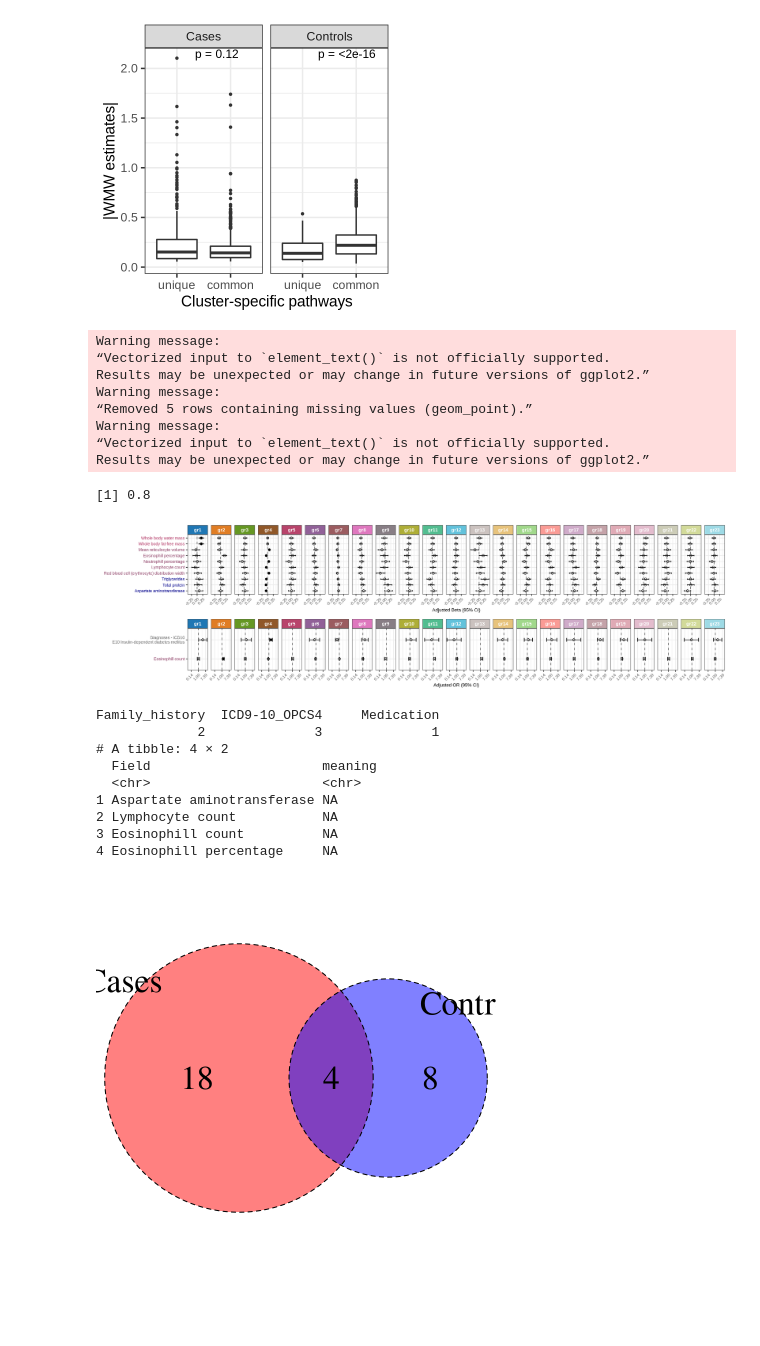
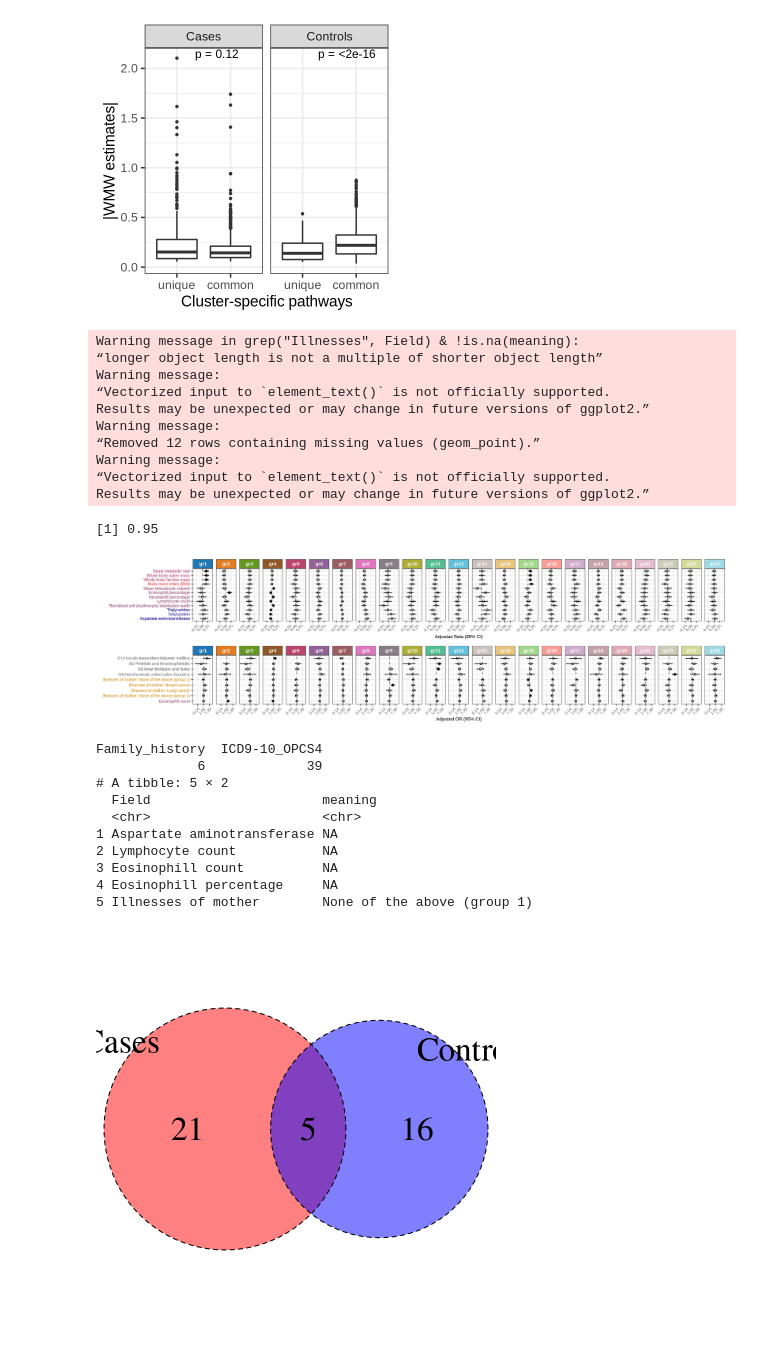
Before and after one commit to zillerlab/CASTom-iGEx_Paper, a Jupyter notebook: jupyter_notebook/CAD_clustering/Compare_Cluster_Controls.ipynb, the cells around one changed output. Saved outputs shown, nothing was run; the diff lists cells and outputs as text; code cells hidden in the pictures; blank space fills up the shorter version.

Commit message:
update endopheno

```diff
--- a/jupyter_notebook/CAD_clustering/Compare_Cluster_Controls.ipynb
+++ b/jupyter_notebook/CAD_clustering/Compare_Cluster_Controls.ipynb
@@ -46,9 +46,9 @@ path_cases <- get(load(sprintf('%s/pathOriginal_filtJS0.2_corrPCs_tscoreClusterC
 path_controls <- get(load(sprintf('%s/pathOriginal_filtJS0.2_corrPCs_tscoreClusterControls_featAssociation.RData', fold)))
 path_controls_original <- get(load(sprintf('%s/ClusterOriginal_pathOriginal_filtJS0.2_corrPCs_tscoreClusterControls_featAssociation.RData', fold)))
 
-endop_cases <- read_tsv(sprintf('%s/filter_endopheno/Integrated_analysis_v2_all_groupwise_endophenotypes_v2.txt', fold), show_col_types = FALSE)
-endop_controls <- read_tsv(sprintf('%s/filter_endopheno/Integrated_analysis_v2_all_groupwise_endophenotypes_controls_v2.txt', fold), show_col_types = FALSE)
-endop_controls_original <- read_tsv(sprintf('%s/filter_endopheno/Integrated_analysis_v2_all_groupwise_endophenotypes_controls_original_v2.txt', fold), show_col_types = FALSE)
+endop_cases <- read_tsv(sprintf('%s/filter_endopheno/tscore_corrPCs_zscaled_clusterCases_PGmethod_HKmetric_phenoAssociation_GLM_combined_keepPhenoClass.txt', fold), show_col_types = FALSE)
+endop_controls <- read_tsv(sprintf('%s/filter_endopheno/tscore_corrPCs_zscaled_clusterControls_PGmethod_HKmetric_phenoAssociation_GLM_combined_keepPhenoClass.txt', fold), show_col_types = FALSE)
+endop_controls_original <- read_tsv(sprintf('%s/filter_endopheno/tscore_corrPCs_original_clusterControls_PGmethod_HKmetric_phenoAssociation_GLM_combined_keepPhenoClass.txt', fold), show_col_types = FALSE)
 
 colorFile <- sprintf('%scolor_pheno_type_UKBB.txt', fold_notebook)
 # %% [output]
@@ -722,32 +748,35 @@ plot_intersection(path_cases, path_controls_original, outFold, pval_corr_thr = 0
 # %%
 options(repr.plot.width = 15, repr.plot.height = 4, repr.plot.res = 200)
 endop_controls_original$CI_up <- as.numeric(endop_controls_original$CI_up)
-endopheno_forest_plot(colorFile, endop_controls_original, pval_pheno = 0.0001, outFold, type_input = 'original', type_cluster = 'Controls')
+endopheno_forest_plot(colorFile, endop_controls_original, pval_pheno = 0.0001, pval_corr_thr = 0.1, outFold, type_input = 'original', type_cluster = 'Controls')
 # %% [output]
+Warning message in grep("Illnesses", Field) & !is.na(meaning):
+“longer object length is not a multiple of shorter object length”
 Warning message:
 “Vectorized input to `element_text()` is not officially supported.
 Results may be unexpected or may change in future versions of ggplot2.”
 Warning message:
-“Removed 5 rows containing missing values (geom_point).”
+“Removed 12 rows containing missing values (geom_point).”
 Warning message:
 “Vectorized input to `element_text()` is not officially supported.
 Results may be unexpected or may change in future versions of ggplot2.”
-[1] 0.8
+[1] 0.95
-[figure, old version]
+[figure, new version]
 # %%
 options(repr.plot.width = 4, repr.plot.height = 4, repr.plot.res = 200)
-plot_intersection_endop(endop_cases, endop_controls_original, outFold, pval_corr_thr = 0.05, name_comp_controls = "ControlsOriginal", width_pl = 4, height_pl = 4)
+plot_intersection_endop(endop_cases, endop_controls_original, outFold, pval_corr_thr = 0.1, name_comp_controls = "ControlsOriginal", width_pl = 4, height_pl = 4)
 # %% [output]
-Family_history  ICD9-10_OPCS4     Medication
-             2              3              1
-# A tibble: 4 × 2
+Family_history  ICD9-10_OPCS4
+             6             39
+# A tibble: 5 × 2
   Field                      meaning
   <chr>                      <chr>
 1 Aspartate aminotransferase NA
 2 Lymphocyte count           NA
 3 Eosinophill count          NA
 4 Eosinophill percentage     NA
+5 Illnesses of mother        None of the above (group 1)
-[figure, old version]
+[figure, new version]
 # %% [markdown]
 ### Conclusions on cases vs controls (original) comparison:
 - the number of groups is very different, the cluster quality is lower in compare
```
Also changed, not shown: parts of 7 cells of this notebook, 1 other file.
